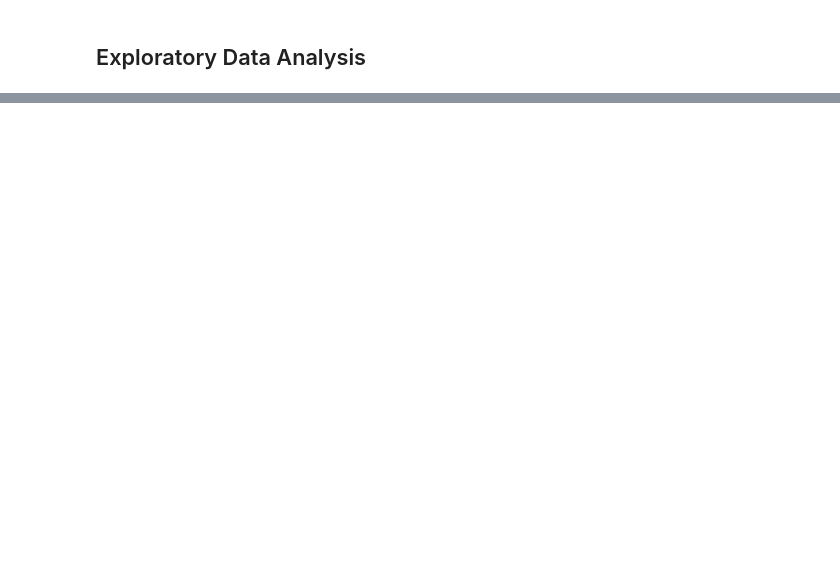
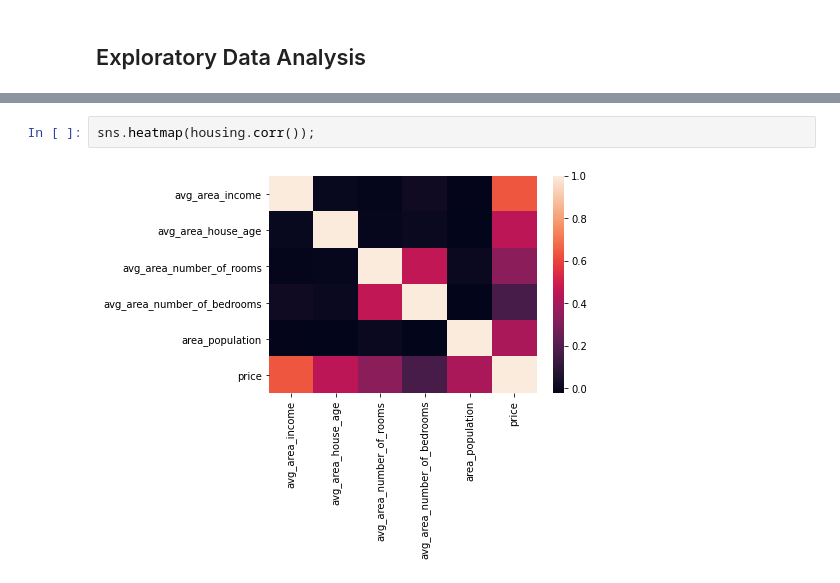
Before and after one commit to markumreed/colab_sklearn, a Jupyter notebook: 01_linear_regression.ipynb, the cells around one changed output, grey strips where cells are left out. Drawn from its saved outputs; the diff is of its cells as text; blank space fills up the shorter version.

```diff
--- a/01_linear_regression.ipynb
+++ b/01_linear_regression.ipynb
@@ -32,0 +92,4 @@ The data contains the following columns:
+# %%
+sns.heatmap(housing.corr());
+# %% [output]
+[figure, added]
```
Also changed, not shown: parts of 35 cells of this notebook.
